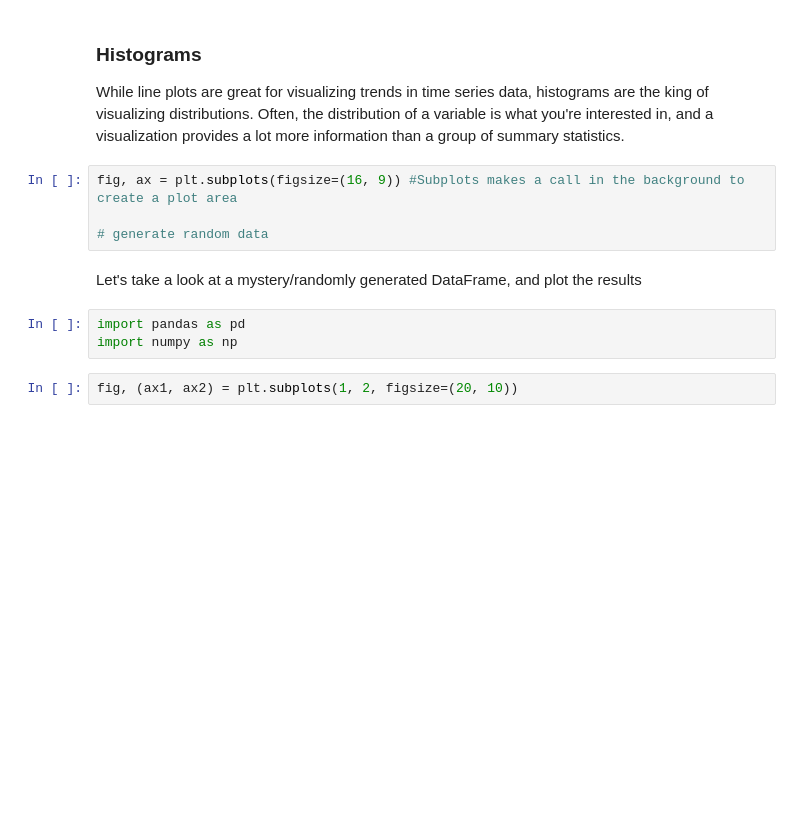
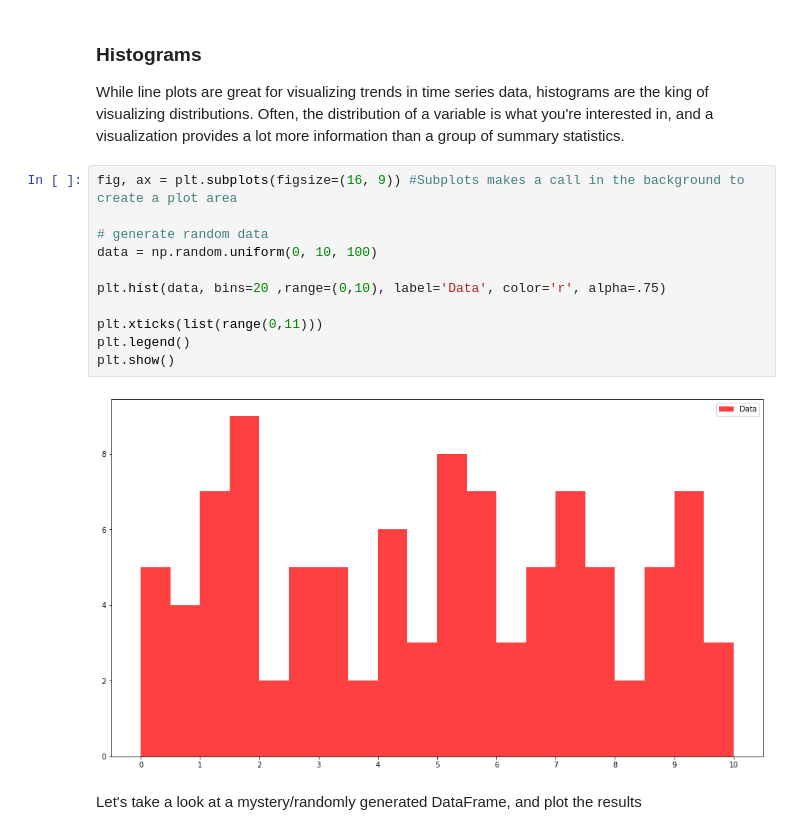
Before and after one commit to bstanton773/kekambas-79_week9day4, a Jupyter notebook: Data_Science_Day_4_Matplotlib-lecture.ipynb, the cells around one changed output. Saved outputs shown, nothing was run; the diff lists cells and outputs as text; blank space fills up the shorter version.

```diff
--- a/Data_Science_Day_4_Matplotlib-lecture.ipynb
+++ b/Data_Science_Day_4_Matplotlib-lecture.ipynb
@@ -267,11 +294,15 @@ from itertools import groupby
 # %%
 fig, ax = plt.subplots(figsize=(16, 9)) #Subplots makes a call in the background to create a plot area
 
 # generate random data
+data = np.random.uniform(0, 10, 100)
+
+plt.hist(data, bins=20 ,range=(0,10), label='Data', color='r', alpha=.75)
+
+plt.xticks(list(range(0,11)))
+plt.legend()
+plt.show()
+# %% [output]
+[figure, added]
 # %% [markdown]
 <p>Let's take a look at a mystery/randomly generated DataFrame, and plot the results</p>
-# %%
-import pandas as pd
-import numpy as np
-# %%
-fig, (ax1, ax2) = plt.subplots(1, 2, figsize=(20, 10))
```
Also changed, not shown: parts of 9 cells of this notebook, 4 other files.
